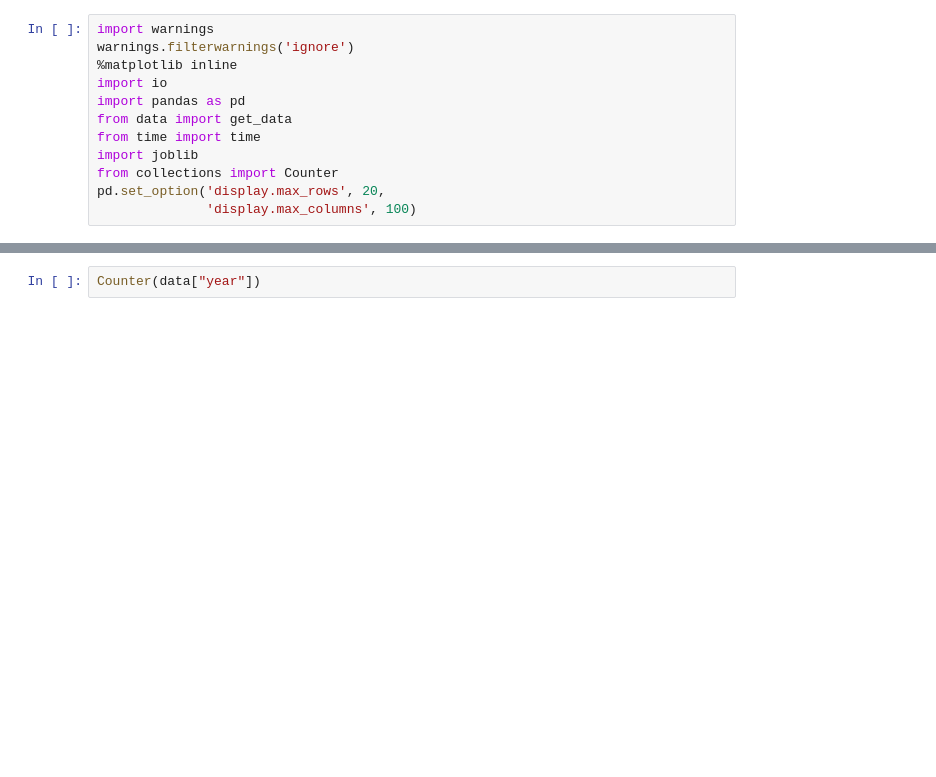
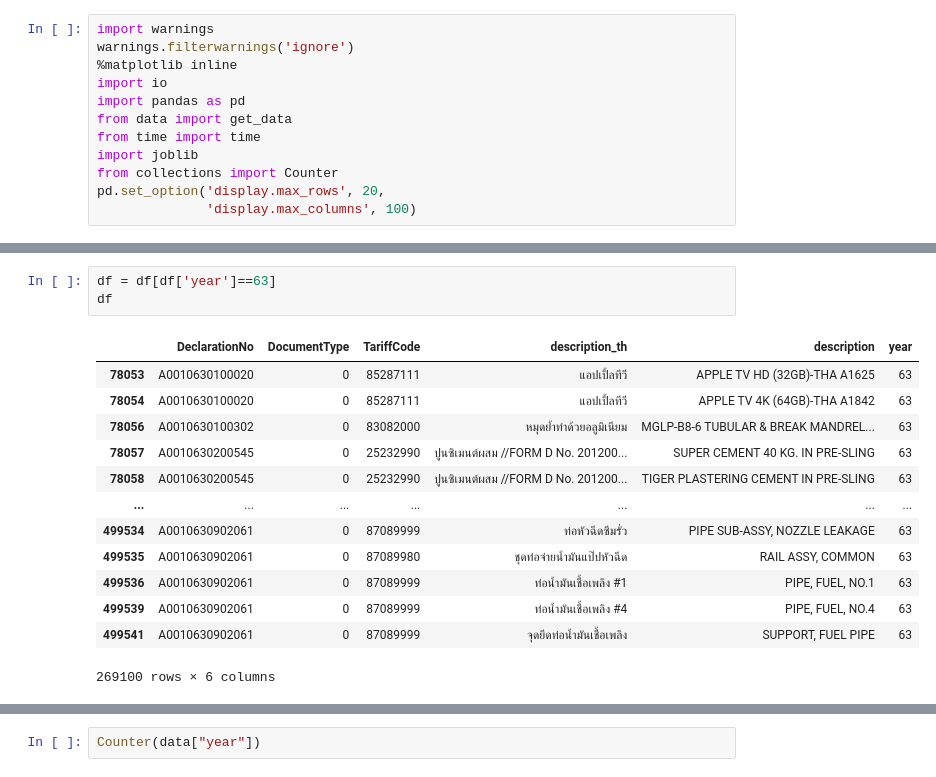
Before and after one commit to dragon-library/work_space, a Jupyter notebook: HS_Code/manage_data.ipynb, the cells around one changed output, grey strips where cells are left out. Drawn from its saved outputs; the diff is of its cells as text; blank space fills up the shorter version.

```diff
--- a/HS_Code/manage_data.ipynb
+++ b/HS_Code/manage_data.ipynb
@@ -68,0 +141,17 @@ data
+# %%
+df = df[df['year']==63]
+df
+# %% [output]
+|  | DeclarationNo | DocumentType | TariffCode | description_th | description | year |
+| 78053 | A0010630100020 | 0 | 85287111 | แอปเปิ้ลทีวี | APPLE TV HD (32GB)-THA A1625 | 63 |
+| 78054 | A0010630100020 | 0 | 85287111 | แอปเปิ้ลทีวี | APPLE TV 4K (64GB)-THA A1842 | 63 |
+| 78056 | A0010630100302 | 0 | 83082000 | หมุดย้ำทำด้วยอลูมิเนียม | MGLP-B8-6 TUBULAR & BREAK MANDREL... | 63 |
+| 78057 | A0010630200545 | 0 | 25232990 | ปูนซิเมนต์ผสม //FORM D No. 201200... | SUPER CEMENT 40 KG. IN PRE-SLING | 63 |
+| 78058 | A0010630200545 | 0 | 25232990 | ปูนซิเมนต์ผสม //FORM D No. 201200... | TIGER PLASTERING CEMENT IN PRE-SLING | 63 |
+| ... | ... | ... | ... | ... | ... | ... |
+| 499534 | A0010630902061 | 0 | 87089999 | ท่อหัวฉีดซึมรั่ว | PIPE SUB-ASSY, NOZZLE LEAKAGE | 63 |
+| 499535 | A0010630902061 | 0 | 87089980 | ชุดท่อจ่ายน้ำมันแป๊ปหัวฉีด | RAIL ASSY, COMMON | 63 |
+| 499536 | A0010630902061 | 0 | 87089999 | ท่อน้ำมันเชื้อเพลิง #1 | PIPE, FUEL, NO.1 | 63 |
+| 499539 | A0010630902061 | 0 | 87089999 | ท่อน้ำมันเชื้อเพลิง #4 | PIPE, FUEL, NO.4 | 63 |
+| 499541 | A0010630902061 | 0 | 87089999 | จุดยึดท่อน้ำมันเชื้อเพลิง | SUPPORT, FUEL PIPE | 63 |
+269100 rows × 6 columns
```
Also changed, not shown: parts of 19 cells of this notebook, 8 other files.
